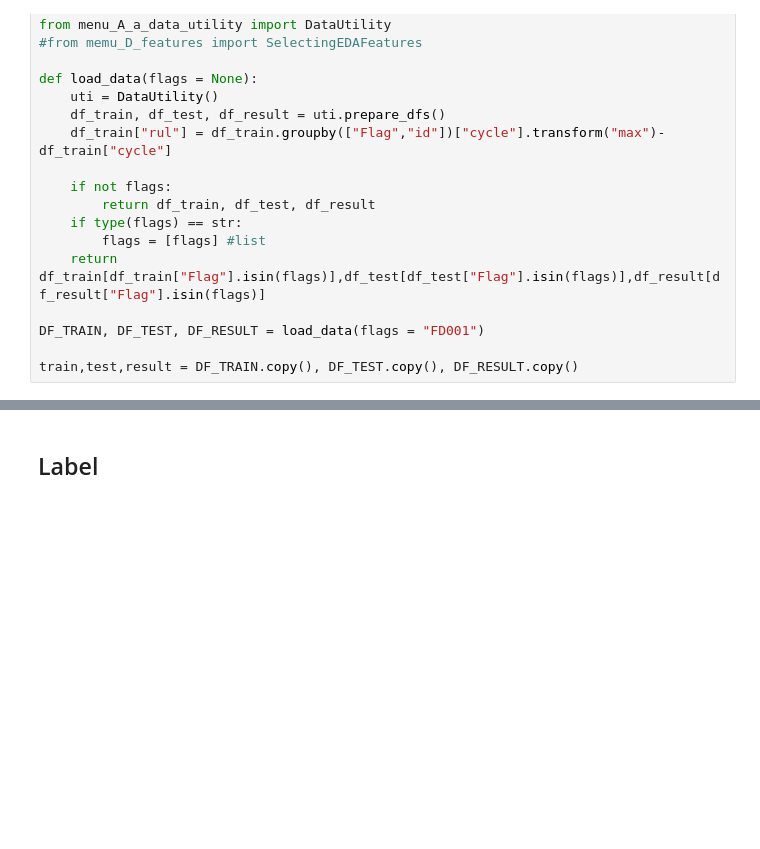
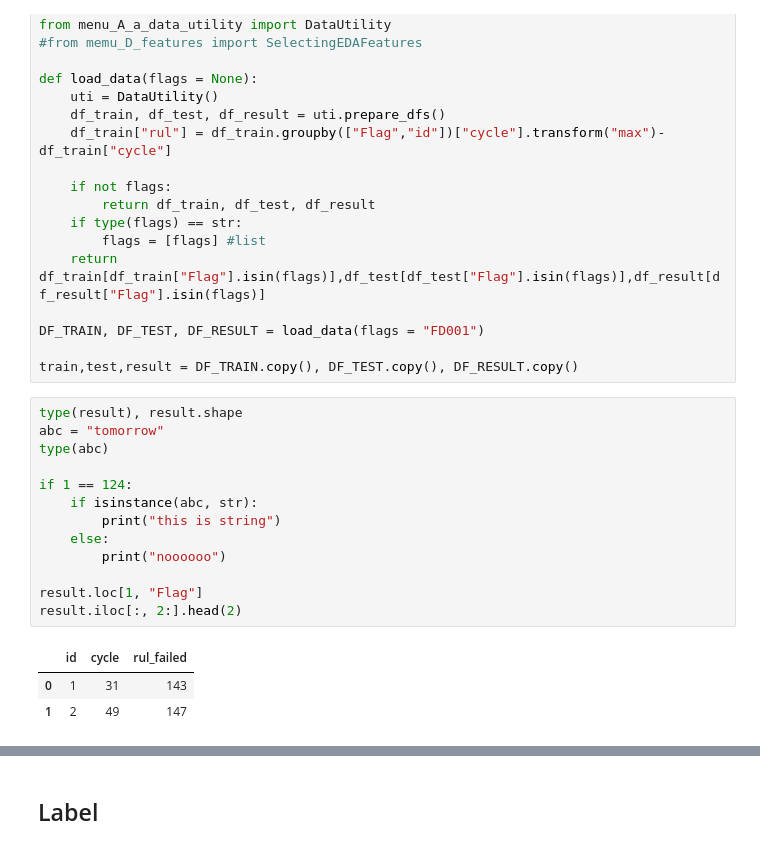
Before and after one commit to stemproaca/pdm, a Jupyter notebook: Classes/menu_D_Cls.ipynb, the cells around one changed output, grey strips where cells are left out. Drawn from its saved outputs; the diff is of its cells as text; blank space fills up the shorter version.

```diff
--- a/Classes/menu_D_Cls.ipynb
+++ b/Classes/menu_D_Cls.ipynb
@@ -107,6 +107,23 @@ def load_data(flags = None):
 DF_TRAIN, DF_TEST, DF_RESULT = load_data(flags = "FD001")
 
 train,test,result = DF_TRAIN.copy(), DF_TEST.copy(), DF_RESULT.copy()
+# %%
+type(result), result.shape
+abc = "tomorrow"
+type(abc)
+
+if 1 == 124:
+    if isinstance(abc, str):
+        print("this is string")
+    else:
+        print("noooooo")
+
+result.loc[1, "Flag"]
+result.iloc[:, 2:].head(2)
+# %% [output]
+|  | id | cycle | rul_failed |
+| 0 | 1 | 31 | 143 |
+| 1 | 2 | 49 | 147 |
 # %%
 tmp = train.drop(columns=["Flag", "id"]).sample(frac=0.2)
 axes = pd.plotting.scatter_matrix(tmp, figsize=(12,12))
```
Also changed, not shown: parts of 19 cells of this notebook, 5 other files.
